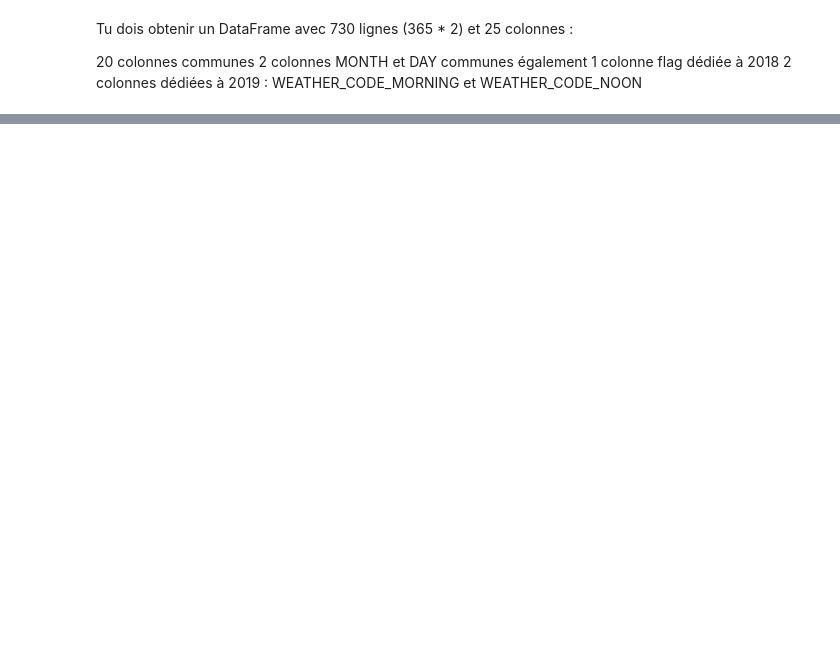
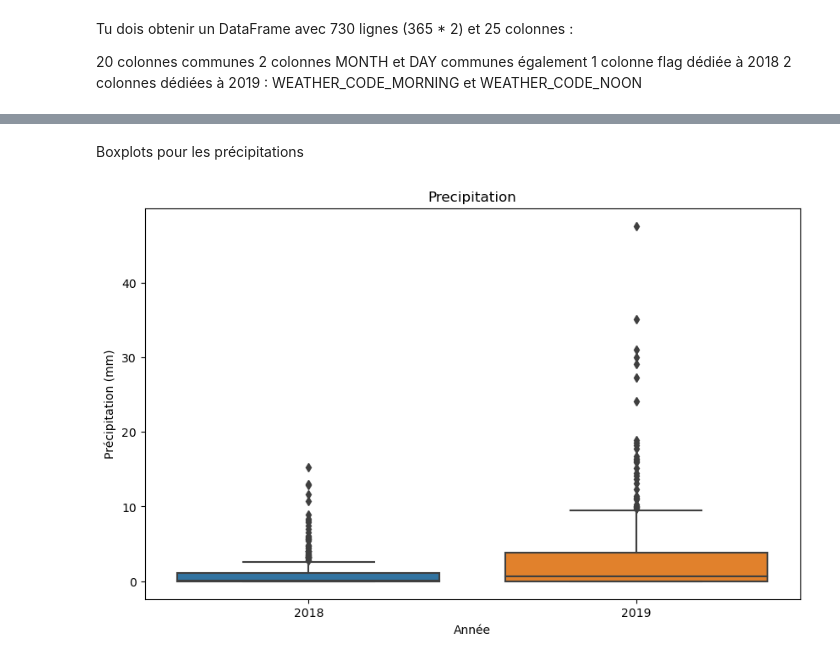
Before and after one commit to bigmoletos/WildCodeSchool_formation_IA_nov2023, a Jupyter notebook: quêtes/Semaine5/Pandas/Pandas/FD_2.4 Pandas_Merge and fill Missing values.ipynb, the cells around one changed output, grey strips where cells are left out. Saved outputs shown, nothing was run; the diff lists cells and outputs as text; code cells hidden in the pictures; blank space fills up the shorter version.

```diff
--- a/quêtes/Semaine5/Pandas/Pandas/FD_2.4 Pandas_Merge and fill Missing values.ipynb
+++ b/quêtes/Semaine5/Pandas/Pandas/FD_2.4 Pandas_Merge and fill Missing values.ipynb
@@ -862,0 +1109,11 @@ Sur chaque graphique, on pourra lire si 2018 et 2019 sont différents ou similai
+# %% [markdown]
+Boxplots pour les précipitations
+# %%
+plt.figure(figsize=(10, 6))
+sns.boxplot(x='YEAR', y='PRECIP_TOTAL_DAY_MM', data=df18_19)
+plt.title('Precipitation')
+plt.xlabel('Année')
+plt.ylabel("Précipitation (mm)")
+plt.show()
+# %% [output]
+[figure, added]
```
Also changed, not shown: parts of 27 cells of this notebook, 1 other file.
